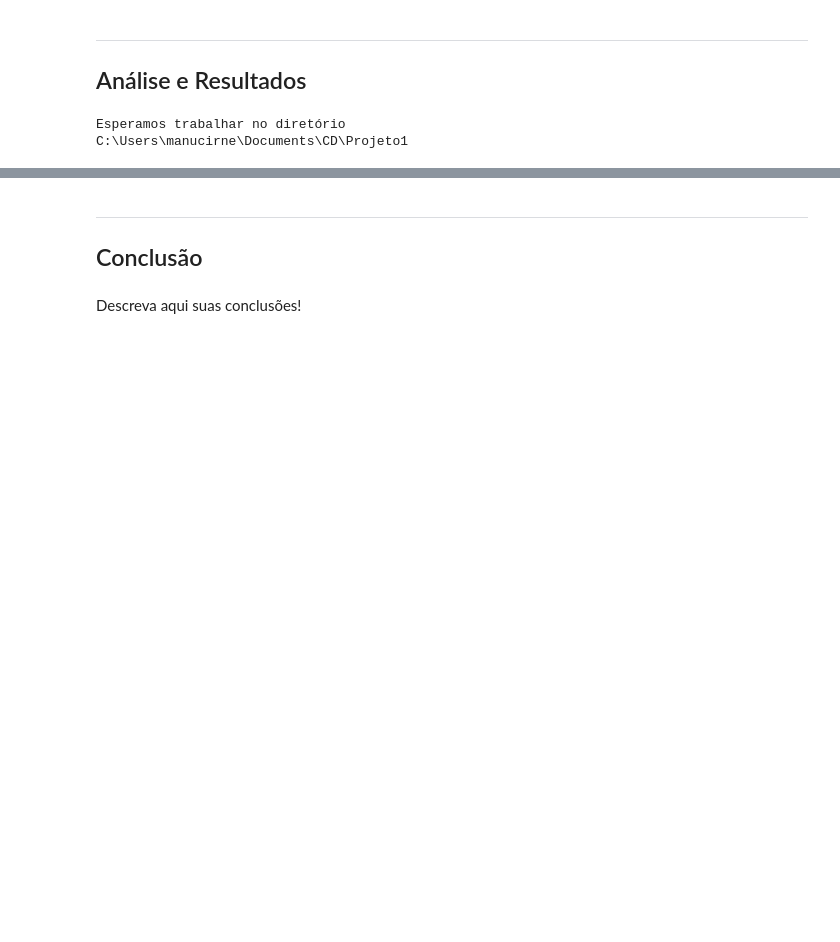
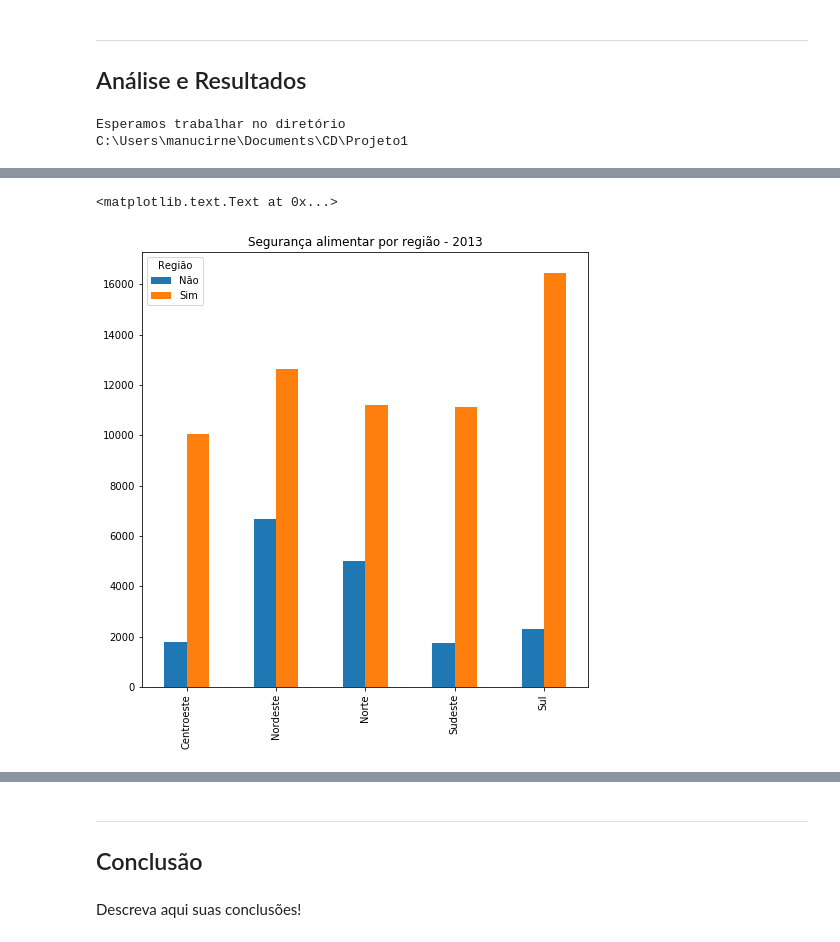
Before and after one commit to manucirne/Projeto1, a Jupyter notebook: Projeto1.ipynb, the cells around one changed output, grey strips where cells are left out. Drawn from its saved outputs; the diff is of its cells as text; code cells hidden in the pictures; blank space fills up the shorter version.

```diff
--- a/Projeto1.ipynb
+++ b/Projeto1.ipynb
@@ -106,5 +68,8 @@ naonulos13.V2109 = dados13.V2103.astype('category')
 naonulos13.V2109.cat.categories = (['Sim', 'Não'])
 naonulos13.UF = dados13.UF.astype('category')
 naonulos13.UF.cat.categories = (['Rondônia', 'Acre','Amazonas','Roraima','Pará','Amapá','Tocantins','Maranhão','Piaui','Ceará','Rio Grande do Norte','Paraíba','Pernamnuco','Alagoas','Sergipe','Bahia','Minas Gerais','Espirito Santo','Rio de janeiro','Sâo Paulo','Paraná','Santa Catarina','Rio Grande do Sul','Mato Grosso do Sul','Mato Grosso','Goiás','Distrito Federal'])
-
-naonulos13
+naonulos13.loc[(naonulos13.UF=='Rondônia') | (naonulos13.UF=='Acre') | (naonulos13.UF=='Amazonas') | (naonulos13.UF=='Roraima') | (naonulos13.UF=='Pará') | (naonulos13.UF=='Amapá') | (naonulos13.UF=='Tocantins'),'Regiao'] = 'Norte'
+naonulos13.loc[(naonulos13.UF=='Maranhão') | (naonulos13.UF=='Piaui') | (naonulos13.UF=='Caerá') | (naonulos13.UF=='Rio Grande do Norte') | (naonulos13.UF=='Paraíba') | (naonulos13.UF=='Pernambuco') | (naonulos13.UF=='Alagoas') | (naonulos13.UF=='Sergipe') | (naonulos13.UF=='Bahia'),'Regiao'] = 'Nordeste'
+naonulos13.loc[(naonulos13.UF=='Minas Gerais') | (naonulos13.UF=='Espirito Santo') | (naonulos13.UF=='Rio de Janeiro') | (naonulos13.UF=='São Paulo'),'Regiao'] = 'Sudeste'
+naonulos13.loc[(naonulos13.UF=='Paraná') | (naonulos13.UF=='Santa Catarina') | (naonulos13.UF=='Rio Grande do Sul'),'Regiao'] = 'Sul'
+naonulos13.loc[(naonulos13.UF=='Mato Grosso do Sul') | (naonulos13.UF=='Mato Grosso') | (naonulos13.UF=='Goiás') | (naonulos13.UF=='Distrito Federal'),'Regiao'] = 'Centroeste'
@@ -129,0 +103,8 @@ naonulos13
+# %%
+dados13 = naonulos13.rename(columns={"V0105":'Totmora',"V4614":'RMDom','V4620':'NComDom','V4622':'RMCap','V2103':'PreAliAcab','V2105':'AliAcab','V2107':'SemAliSau','V2109':'SemDComeTem'})
+dados13.loc[(dados13.AliAcab == 'Sim'),'Segali'] = 'Não'
+#dados13.loc[(dados13.AliAcab != 'Sim') & (dados13.PreAliAcab == 'Sim') ,'Segali'] = 'Baixa'
+#dados13.loc[(dados13.AliAcab != 'Sim') & (dados13.PreAliAcab != 'Sim') & (dados13.SemDComeTem == 'Sim'),'Segali'] ='Moderada'
+#dados13.loc[(dados13.AliAcab != 'Sim') & (dados13.PreAliAcab != 'Sim') & (dados13.SemDComeTem != 'Sim') & (dados13.SemAliSau == 'Sim'),'Segali'] = 'Alta'
+dados13.loc[(dados13.AliAcab != 'Sim') & (dados13.PreAliAcab != 'Sim') & (dados13.SemDComeTem != 'Sim') & (dados13.SemAliSau != 'Sim'),'Segali'] = 'Sim'
+dados13
@@ -129,0 +140,10 @@ naonulos13
+# %%
+ct6 = pd.crosstab(dados13.Regiao,dados13.Segali,rownames=[''], colnames=['Região'])
+#faixa = range(10,500,50)
+# RENDA_cat = pd.cut(len(dados09.Regiao), bins=faixa)
+# RENDA_cat.value_counts(sort=False, normalize=True)*100
+ct6.plot(kind='bar',  figsize=(8,8),legend = True)
+plt.title('Segurança alimentar por região - 2013')
+# %% [output]
+<matplotlib.text.Text at 0x...>
+[figure, added]
```
Also changed, not shown: parts of 19 cells of this notebook.
